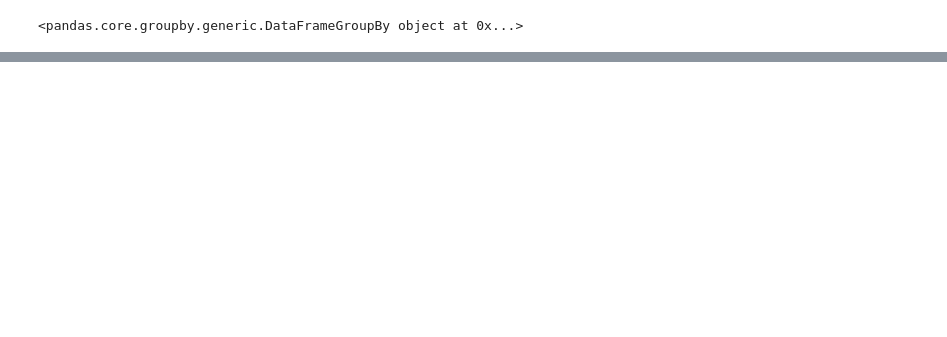
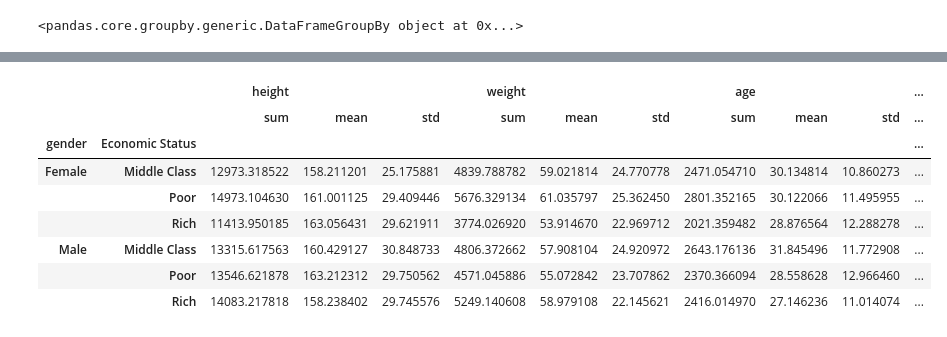
Before and after one commit to nastyc0de/curso_ml, a Jupyter notebook: T2 - 3 - Agrupación de datos.ipynb, the cells around one changed output, grey strips where cells are left out. Saved outputs shown, nothing was run; the diff lists cells and outputs as text; code cells hidden in the pictures; blank space fills up the shorter version.

```diff
--- a/T2 - 3 - Agrupación de datos.ipynb
+++ b/T2 - 3 - Agrupación de datos.ipynb
@@ -94,0 +198,12 @@ double_group.groups
+# %%
+double_group.aggregate([np.sum, np.mean, np.std])
+# %% [output]
+|  |  | height |  |  | weight |  |  | age |  |  | ... |
+|  |  | sum | mean | std | sum | mean | std | sum | mean | std | ... |
+| gender | Economic Status |  |  |  |  |  |  |  |  |  | ... |
+| Female | Middle Class | 12973.318522 | 158.211201 | 25.175881 | 4839.788782 | 59.021814 | 24.770778 | 2471.054710 | 30.134814 | 10.860273 | ... |
+|  | Poor | 14973.104630 | 161.001125 | 29.409446 | 5676.329134 | 61.035797 | 25.362450 | 2801.352165 | 30.122066 | 11.495955 | ... |
+|  | Rich | 11413.950185 | 163.056431 | 29.621911 | 3774.026920 | 53.914670 | 22.969712 | 2021.359482 | 28.876564 | 12.288278 | ... |
+| Male | Middle Class | 13315.617563 | 160.429127 | 30.848733 | 4806.372662 | 57.908104 | 24.920972 | 2643.176136 | 31.845496 | 11.772908 | ... |
+|  | Poor | 13546.621878 | 163.212312 | 29.750562 | 4571.045886 | 55.072842 | 23.707862 | 2370.366094 | 28.558628 | 12.966460 | ... |
+|  | Rich | 14083.217818 | 158.238402 | 29.745576 | 5249.140608 | 58.979108 | 22.145621 | 2416.014970 | 27.146236 | 11.014074 | ... |
```
Also changed, not shown: parts of 30 cells of this notebook.
